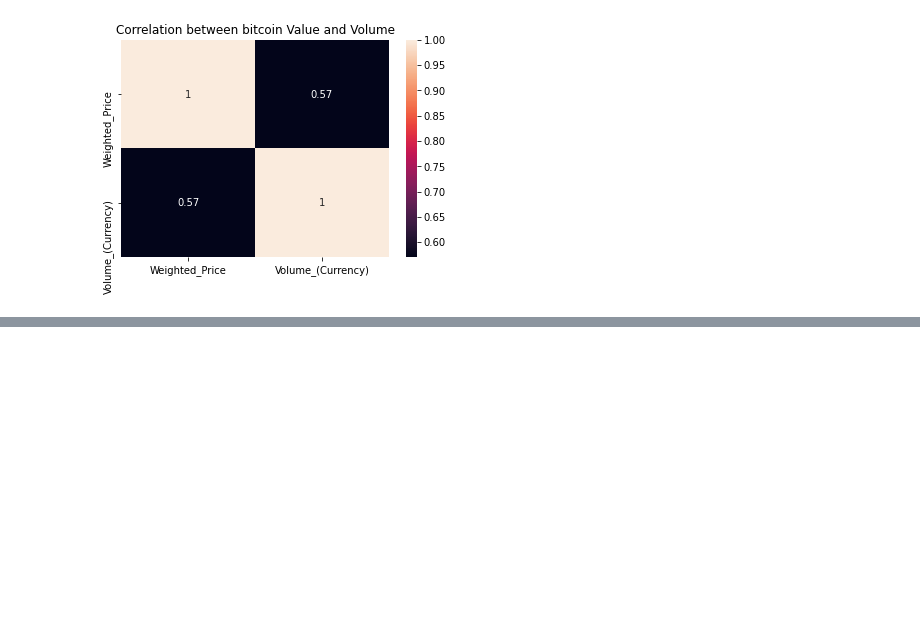
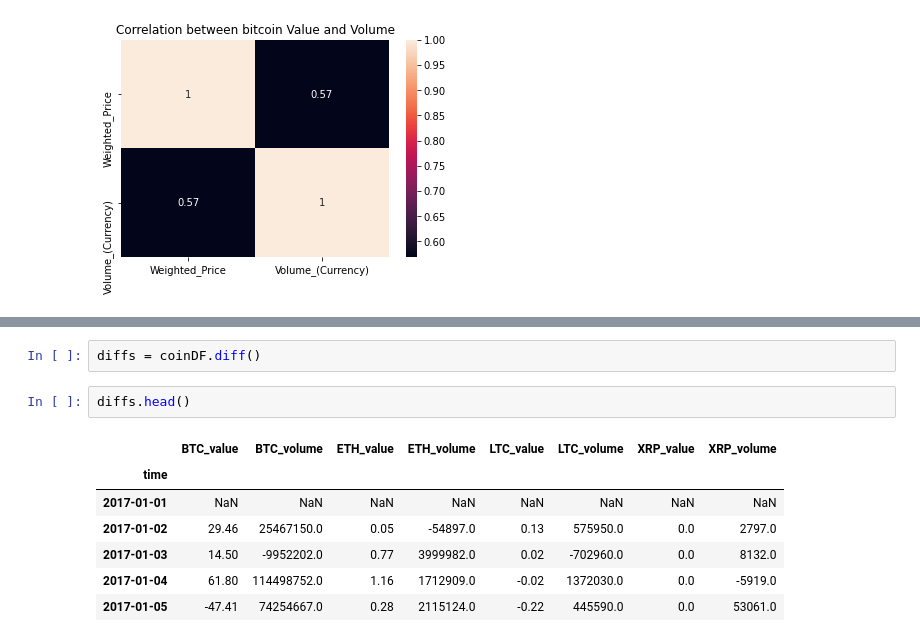
Before and after one commit to Sebastian-Bender/Cryptocurrency-price-prediction, a Jupyter notebook: CryptoPricePrediction/src/analysis.ipynb, the cells around one changed output, grey strips where cells are left out. Saved outputs shown, nothing was run; the diff lists cells and outputs as text; blank space fills up the shorter version.

```diff
--- a/CryptoPricePrediction/src/analysis.ipynb
+++ b/CryptoPricePrediction/src/analysis.ipynb
@@ -272,0 +240,12 @@ df[df.index >= '2017']
+# %%
+diffs = coinDF.diff()
+# %%
+diffs.head()
+# %% [output]
+|  | BTC_value | BTC_volume | ETH_value | ETH_volume | LTC_value | LTC_volume | XRP_value | XRP_volume |
+| time |  |  |  |  |  |  |  |  |
+| 2017-01-01 | NaN | NaN | NaN | NaN | NaN | NaN | NaN | NaN |
+| 2017-01-02 | 29.46 | 25467150.0 | 0.05 | -54897.0 | 0.13 | 575950.0 | 0.0 | 2797.0 |
+| 2017-01-03 | 14.50 | -9952202.0 | 0.77 | 3999982.0 | 0.02 | -702960.0 | 0.0 | 8132.0 |
+| 2017-01-04 | 61.80 | 114498752.0 | 1.16 | 1712909.0 | -0.02 | 1372030.0 | 0.0 | -5919.0 |
+| 2017-01-05 | -47.41 | 74254667.0 | 0.28 | 2115124.0 | -0.22 | 445590.0 | 0.0 | 53061.0 |
```
Also changed, not shown: parts of 22 cells of this notebook, 1 other file.
